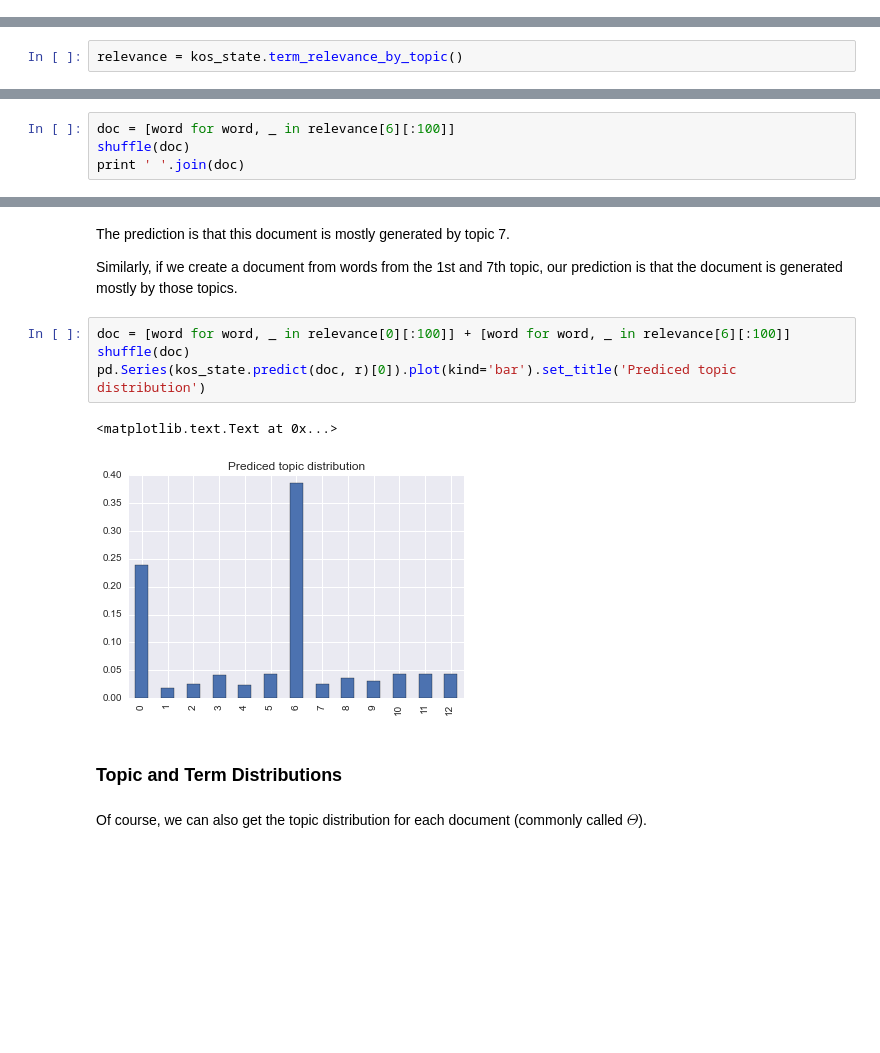
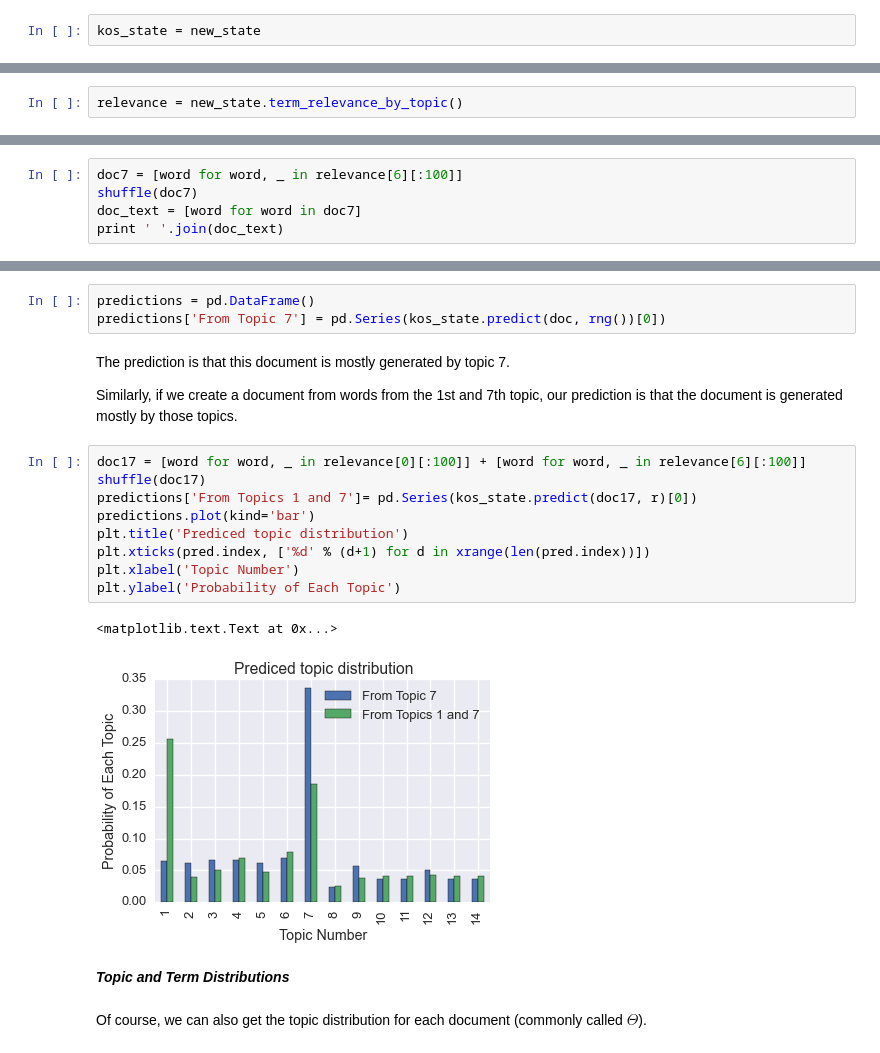
Before and after one commit to datamicroscopes/release, a Jupyter notebook: examples/hdp.ipynb, the cells around one changed output, grey strips where cells are left out. Cells and saved outputs as stored; diff of their text form; blank space fills up the shorter version.

```diff
--- a/examples/hdp.ipynb
+++ b/examples/hdp.ipynb
@@ -173,4 +175,6 @@ True
 kos_state.table_assignments() == new_state.table_assignments()
 # %% [output]
 True
+# %%
+kos_state = new_state
 # %% [markdown]
@@ -178,7 +182,7 @@ True
 
 We can generate term relevances (as defined by [Sievert and Shirley 2014](http://nlp.stanford.edu/events/illvi2014/papers/sievert-illvi2014.pdf)) for each topic.
 # %%
-relevance = kos_state.term_relevance_by_topic()
+relevance = new_state.term_relevance_by_topic()
 # %% [markdown]
 Here are the ten most relevant words for each topic:
 # %%
@@ -206,7 +211,8 @@ We can also predict how the topics with be distributed within an arbitrary docum
 
 Let's create a document from the 100 most relevant words in the 7th topic.
 # %%
-doc = [word for word, _ in relevance[6][:100]]
-shuffle(doc)
-print ' '.join(doc)
+doc7 = [word for word, _ in relevance[6][:100]]
+shuffle(doc7)
+doc_text = [word for word in doc7]
+print ' '.join(doc_text)
 # %% [output]
@@ -219,16 +220,24 @@ pd.Series(kos_state.predict(doc, r)[0]).plot(kind='bar').set_title('Prediced top
+# %%
+predictions = pd.DataFrame()
+predictions['From Topic 7'] = pd.Series(kos_state.predict(doc, rng())[0])
 # %% [markdown]
 The prediction is that this document is mostly generated by topic 7.
 
 Similarly, if we create a document from words from the 1st and 7th topic, our prediction is that the document is generated mostly by those topics.
 # %%
-doc = [word for word, _ in relevance[0][:100]] + [word for word, _ in relevance[6][:100]]
-shuffle(doc)
-pd.Series(kos_state.predict(doc, r)[0]).plot(kind='bar').set_title('Prediced topic distribution')
+doc17 = [word for word, _ in relevance[0][:100]] + [word for word, _ in relevance[6][:100]]
+shuffle(doc17)
+predictions['From Topics 1 and 7']= pd.Series(kos_state.predict(doc17, r)[0])
+predictions.plot(kind='bar')
+plt.title('Prediced topic distribution')
+plt.xticks(pred.index, ['%d' % (d+1) for d in xrange(len(pred.index))])
+plt.xlabel('Topic Number')
+plt.ylabel('Probability of Each Topic')
 # %% [output]
 <matplotlib.text.Text at 0x...>
-[figure, old version]
+[figure, new version]
 # %% [markdown]
-### Topic and Term Distributions
+***Topic and Term Distributions***
 # %% [markdown]
 Of course, we can also get the topic distribution for each document (commonly called $\Theta$).
 # %%
```
Also changed, not shown: parts of 15 cells of this notebook.
